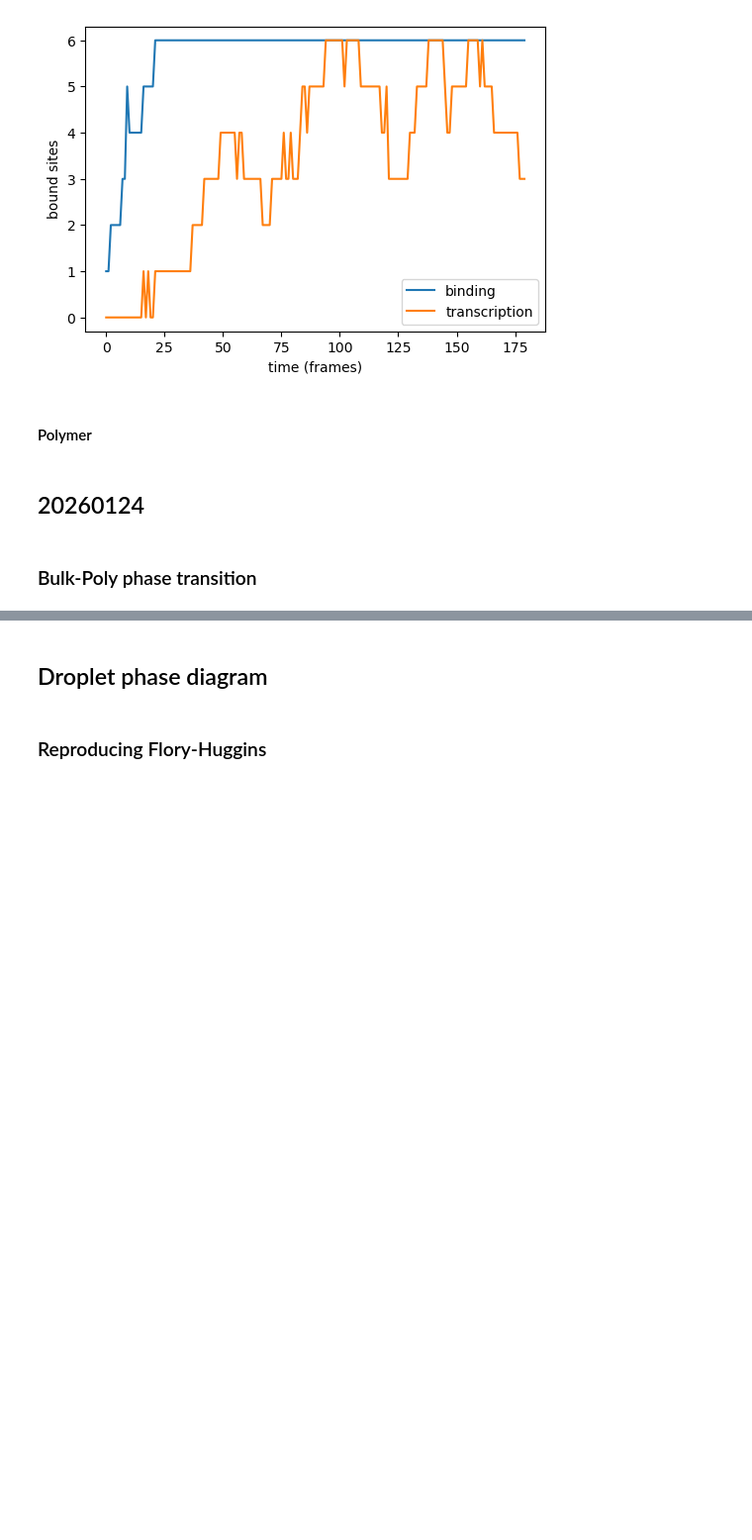
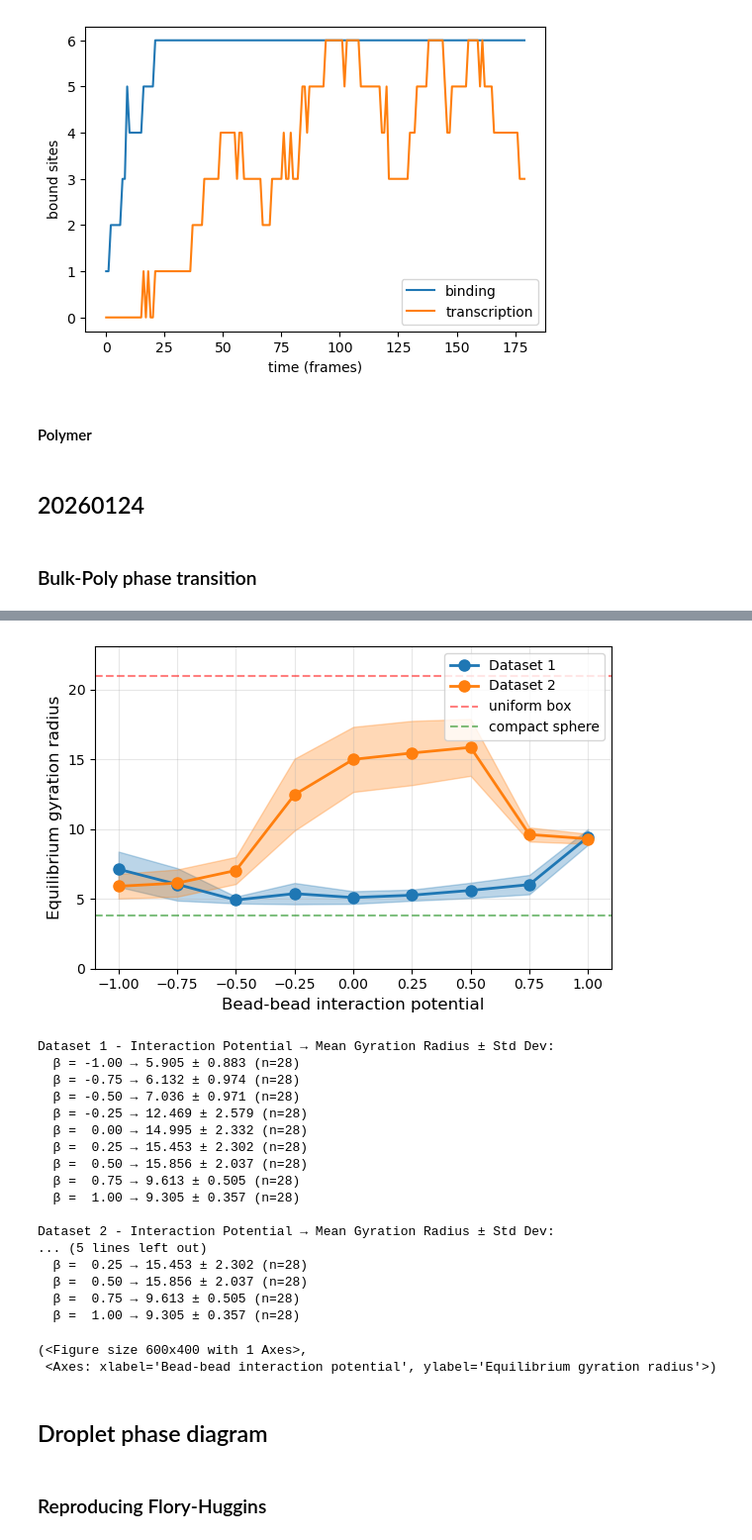
Before and after one commit to ta-rekt/Droplet, a Jupyter notebook: viz.ipynb, the cells around one changed output, grey strips where cells are left out. Shown at 99% size. Drawn from its saved outputs; the diff is of its cells as text; code cells hidden in the pictures; blank space fills up the shorter version.

```diff
--- a/viz.ipynb
+++ b/viz.ipynb
@@ -1366,3 +1470,29 @@ Chemical potential:  0.0
+# %%
+dirs = ["data/20260126/poly_bulk_phases_42_512",
+        "data/20260126/poly_bulk_phases_control_42_512"]
+
+plot_order_param(data_dirs = dirs)
+# %% [output]
+[figure, added]
+Dataset 1 - Interaction Potential → Mean Gyration Radius ± Std Dev:
+  β = -1.00 → 5.905 ± 0.883 (n=28)
+  β = -0.75 → 6.132 ± 0.974 (n=28)
+  β = -0.50 → 7.036 ± 0.971 (n=28)
+  β = -0.25 → 12.469 ± 2.579 (n=28)
+  β =  0.00 → 14.995 ± 2.332 (n=28)
+  β =  0.25 → 15.453 ± 2.302 (n=28)
+  β =  0.50 → 15.856 ± 2.037 (n=28)
+  β =  0.75 → 9.613 ± 0.505 (n=28)
+  β =  1.00 → 9.305 ± 0.357 (n=28)
+
+Dataset 2 - Interaction Potential → Mean Gyration Radius ± Std Dev:
+... (5 lines left out)
+  β =  0.25 → 15.453 ± 2.302 (n=28)
+  β =  0.50 → 15.856 ± 2.037 (n=28)
+  β =  0.75 → 9.613 ± 0.505 (n=28)
+  β =  1.00 → 9.305 ± 0.357 (n=28)
+(<Figure size 600x400 with 1 Axes>,
+ <Axes: xlabel='Bead-bead interaction potential', ylabel='Equilibrium gyration radius'>)
 # %% [markdown]
 ## Droplet phase diagram
 # %% [markdown]
```
Also changed, not shown: parts of 4 cells of this notebook, 1 other file.
